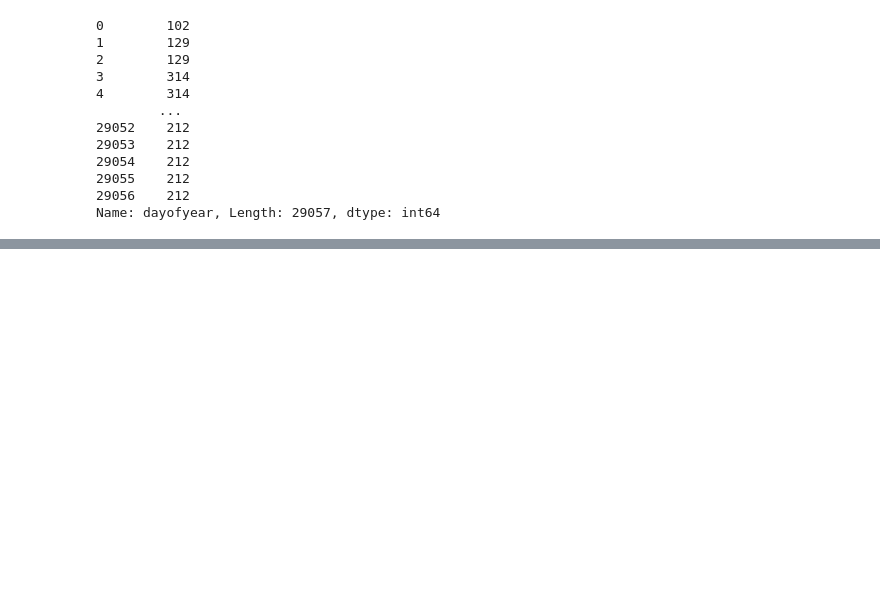
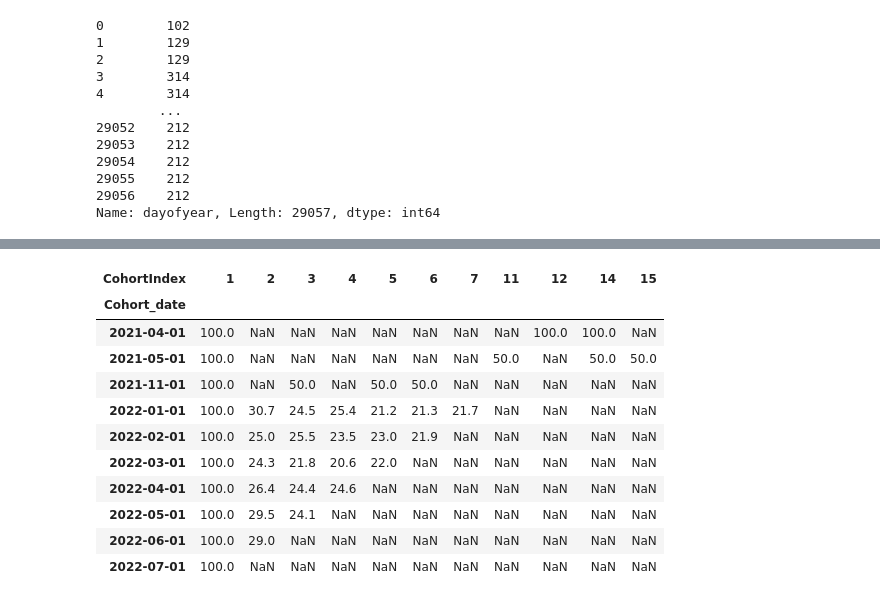
Before and after one commit to ali-talebi/Task_sf, a Jupyter notebook: Task1_sf.ipynb, the cells around one changed output, grey strips where cells are left out. Saved outputs shown, nothing was run; the diff lists cells and outputs as text; code cells hidden in the pictures; blank space fills up the shorter version.

```diff
--- a/Task1_sf.ipynb
+++ b/Task1_sf.ipynb
@@ -310,0 +417,18 @@ Name: dayofyear, Length: 29057, dtype: int64
+# %%
+cohort_sizes = cohort_counts.iloc[:,0]
+retention = cohort_counts.divide(cohort_sizes, axis=0)
+# Coverting the retention rate into percentage and Rounding off.
+retention.round(3)*100
+# %% [output]
+| CohortIndex | 1 | 2 | 3 | 4 | 5 | 6 | 7 | 11 | 12 | 14 | 15 |
+| Cohort_date |  |  |  |  |  |  |  |  |  |  |  |
+| 2021-04-01 | 100.0 | NaN | NaN | NaN | NaN | NaN | NaN | NaN | 100.0 | 100.0 | NaN |
+| 2021-05-01 | 100.0 | NaN | NaN | NaN | NaN | NaN | NaN | 50.0 | NaN | 50.0 | 50.0 |
+| 2021-11-01 | 100.0 | NaN | 50.0 | NaN | 50.0 | 50.0 | NaN | NaN | NaN | NaN | NaN |
+| 2022-01-01 | 100.0 | 30.7 | 24.5 | 25.4 | 21.2 | 21.3 | 21.7 | NaN | NaN | NaN | NaN |
+| 2022-02-01 | 100.0 | 25.0 | 25.5 | 23.5 | 23.0 | 21.9 | NaN | NaN | NaN | NaN | NaN |
+| 2022-03-01 | 100.0 | 24.3 | 21.8 | 20.6 | 22.0 | NaN | NaN | NaN | NaN | NaN | NaN |
+| 2022-04-01 | 100.0 | 26.4 | 24.4 | 24.6 | NaN | NaN | NaN | NaN | NaN | NaN | NaN |
+| 2022-05-01 | 100.0 | 29.5 | 24.1 | NaN | NaN | NaN | NaN | NaN | NaN | NaN | NaN |
+| 2022-06-01 | 100.0 | 29.0 | NaN | NaN | NaN | NaN | NaN | NaN | NaN | NaN | NaN |
+| 2022-07-01 | 100.0 | NaN | NaN | NaN | NaN | NaN | NaN | NaN | NaN | NaN | NaN |
```
Also changed, not shown: parts of 24 cells of this notebook.
